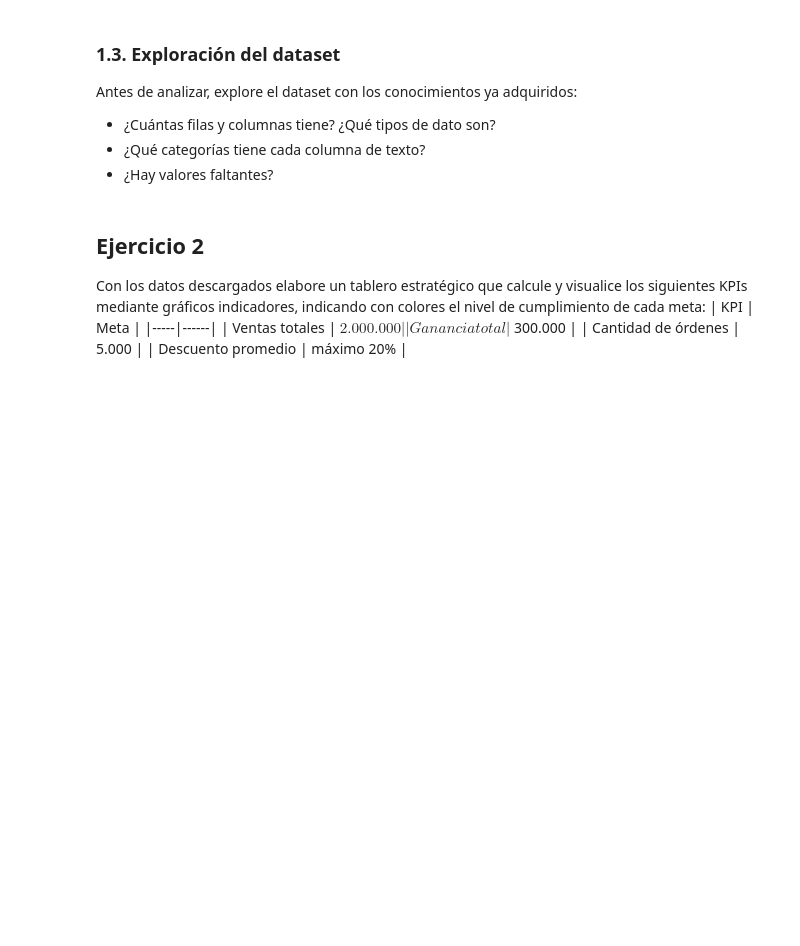
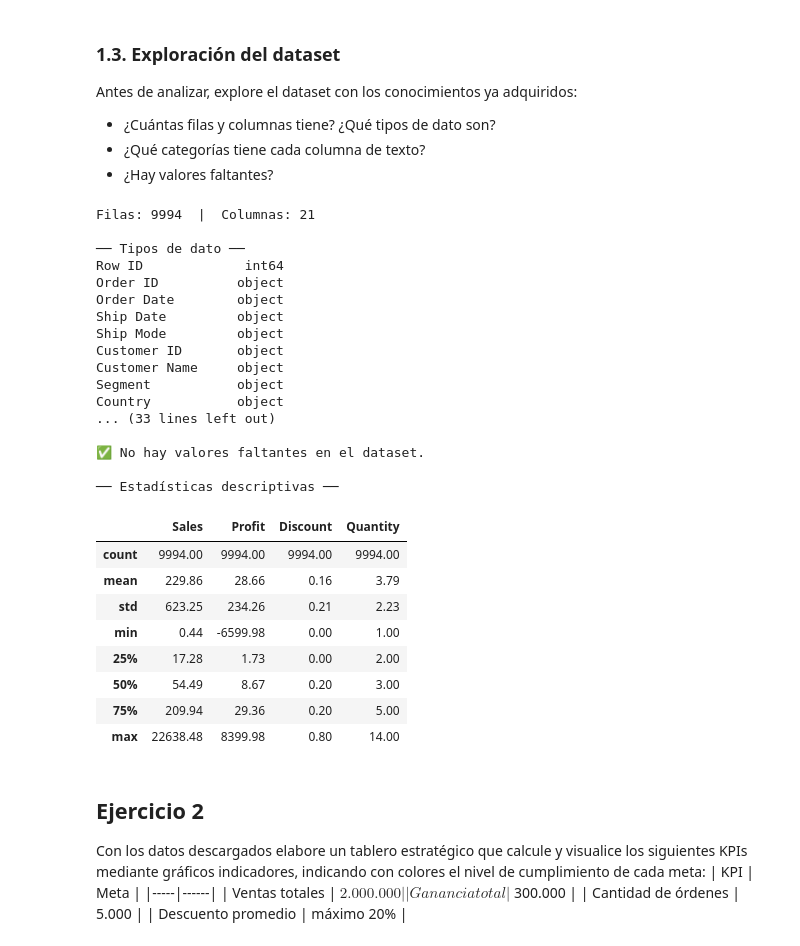
Before and after one commit to alexballera/taller-tgad-fce, a Jupyter notebook: sesiones/segundo-parcial/u2/clase16/TPAD_Clase_16_Práctica 2_4ta parte.ipynb, the cells around one changed output. Cells and saved outputs as stored; diff of their text form; code cells hidden in the pictures; blank space fills up the shorter version.

```diff
--- a/sesiones/segundo-parcial/u2/clase16/TPAD_Clase_16_Práctica 2_4ta parte.ipynb
+++ b/sesiones/segundo-parcial/u2/clase16/TPAD_Clase_16_Práctica 2_4ta parte.ipynb
@@ -75,3 +78,59 @@ Antes de analizar, explore el dataset con los conocimientos ya adquiridos:
+# %%
+
+# ── 1. Dimensiones ────────────────────────────────────────────────
+print(f"Filas: {DATA.shape[0]}  |  Columnas: {DATA.shape[1]}")
+
+# ── 2. Tipos de dato ──────────────────────────────────────────────
+print("\n── Tipos de dato ──")
+print(DATA.dtypes.to_string())
+
+# ── 3. Categorías de columnas de texto ───────────────────────────
+cols_texto = DATA.select_dtypes(include='object').columns.tolist()
+print(f"\n── Columnas categóricas: {cols_texto} ──")
+for col in ['Segment', 'Region', 'Category']:
+    vals = DATA[col].value_counts()
+    print(f"\n{col}:")
+    print(vals.to_string())
+
+# ── 4. Valores faltantes ──────────────────────────────────────────
+faltantes = DATA.isnull().sum()
+faltantes = faltantes[faltantes > 0]
+if faltantes.empty:
+    print("\n✅ No hay valores faltantes en el dataset.")
+else:
+    print("\n⚠️ Columnas con valores faltantes:")
+    print(faltantes.to_string())
+
+# ── 5. Estadísticas descriptivas de columnas numéricas ───────────
+print("\n── Estadísticas descriptivas ──")
+DATA[['Sales', 'Profit', 'Discount', 'Quantity']].describe().round(2)
+# %% [output]
+Filas: 9994  |  Columnas: 21
+
+── Tipos de dato ──
+Row ID             int64
+Order ID          object
+Order Date        object
+Ship Date         object
+Ship Mode         object
+Customer ID       object
+Customer Name     object
+Segment           object
+Country           object
+... (33 lines left out)
+
+✅ No hay valores faltantes en el dataset.
+
+── Estadísticas descriptivas ──
+|  | Sales | Profit | Discount | Quantity |
+| count | 9994.00 | 9994.00 | 9994.00 | 9994.00 |
+| mean | 229.86 | 28.66 | 0.16 | 3.79 |
+| std | 623.25 | 234.26 | 0.21 | 2.23 |
+| min | 0.44 | -6599.98 | 0.00 | 1.00 |
+| 25% | 17.28 | 1.73 | 0.00 | 2.00 |
+| 50% | 54.49 | 8.67 | 0.20 | 3.00 |
+| 75% | 209.94 | 29.36 | 0.20 | 5.00 |
+| max | 22638.48 | 8399.98 | 0.80 | 14.00 |
 # %% [markdown]
 
 ## **Ejercicio 2**
```
Also changed, not shown: parts of 7 cells of this notebook.
